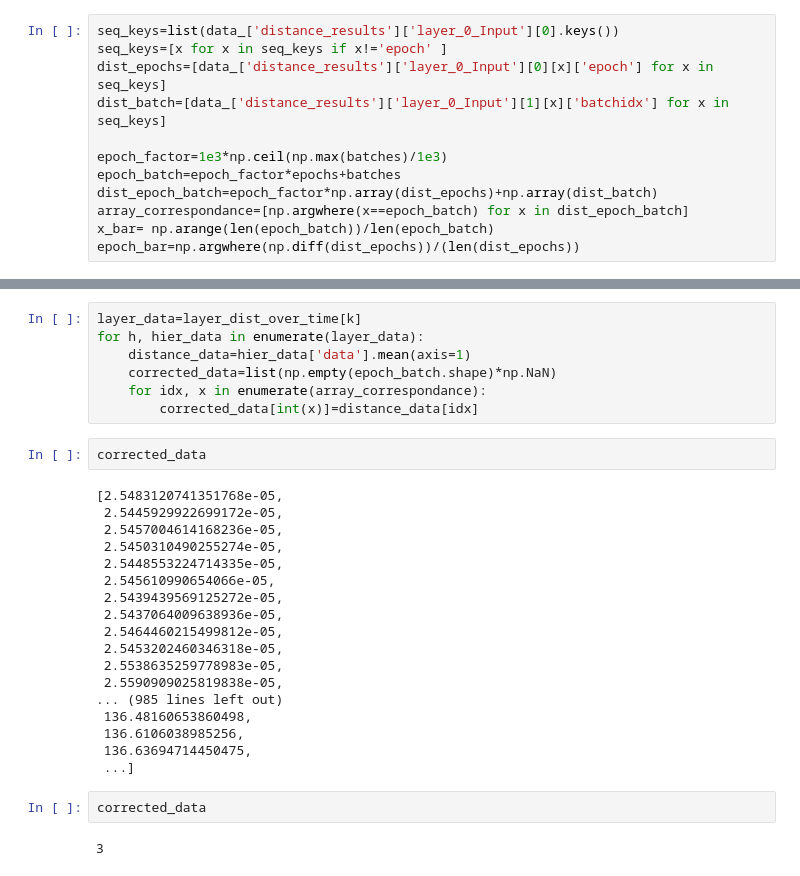
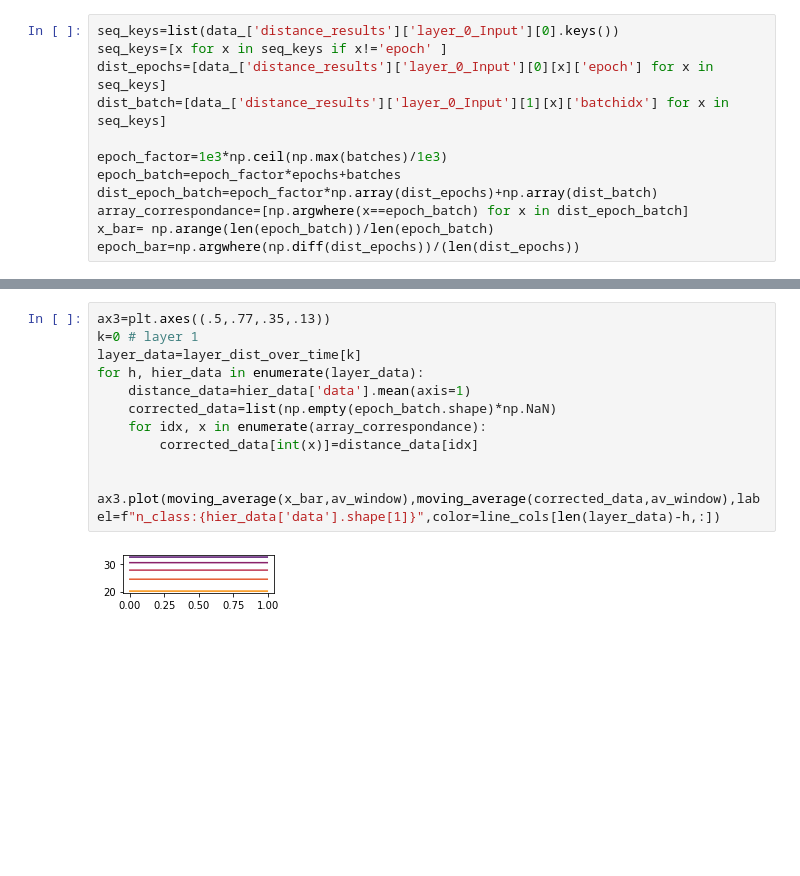
Before and after one commit to eghbalhosseini/neural_manifolds, a Jupyter notebook: create_figure_2_NEURIPS.ipynb, the cells around one changed output, grey strips where cells are left out. Saved outputs shown, nothing was run; the diff lists cells and outputs as text; blank space fills up the shorter version.

```diff
--- a/create_figure_2_NEURIPS.ipynb
+++ b/create_figure_2_NEURIPS.ipynb
@@ -214,31 +234,13 @@ fig.savefig(f"{results_dir}/euclidean_{model_identifier}_{train_identifier}.pdf"
 # %%
+ax3=plt.axes((.5,.77,.35,.13))
+k=0 # layer 1
 layer_data=layer_dist_over_time[k]
 for h, hier_data in enumerate(layer_data):
     distance_data=hier_data['data'].mean(axis=1)
     corrected_data=list(np.empty(epoch_batch.shape)*np.NaN)
     for idx, x in enumerate(array_correspondance):
         corrected_data[int(x)]=distance_data[idx]
+
+    ax3.plot(moving_average(x_bar,av_window),moving_average(corrected_data,av_window),label=f"n_class:{hier_data['data'].shape[1]}",color=line_cols[len(layer_data)-h,:])
+# %% [output]
+[figure, added]
-# %%
-corrected_data
-# %% [output]
-[2.5483120741351768e-05,
- 2.5445929922699172e-05,
- 2.5457004614168236e-05,
- 2.5450310490255274e-05,
- 2.5448553224714335e-05,
- 2.545610990654066e-05,
- 2.5439439569125272e-05,
- 2.5437064009638936e-05,
- 2.5464460215499812e-05,
- 2.5453202460346318e-05,
- 2.5538635259778983e-05,
- 2.5590909025819838e-05,
-... (985 lines left out)
- 136.48160653860498,
- 136.6106038985256,
- 136.63694714450475,
- ...]
-# %%
-corrected_data
-# %% [output]
-3
```
Also changed, not shown: parts of 5 cells of this notebook, 1 other file.
